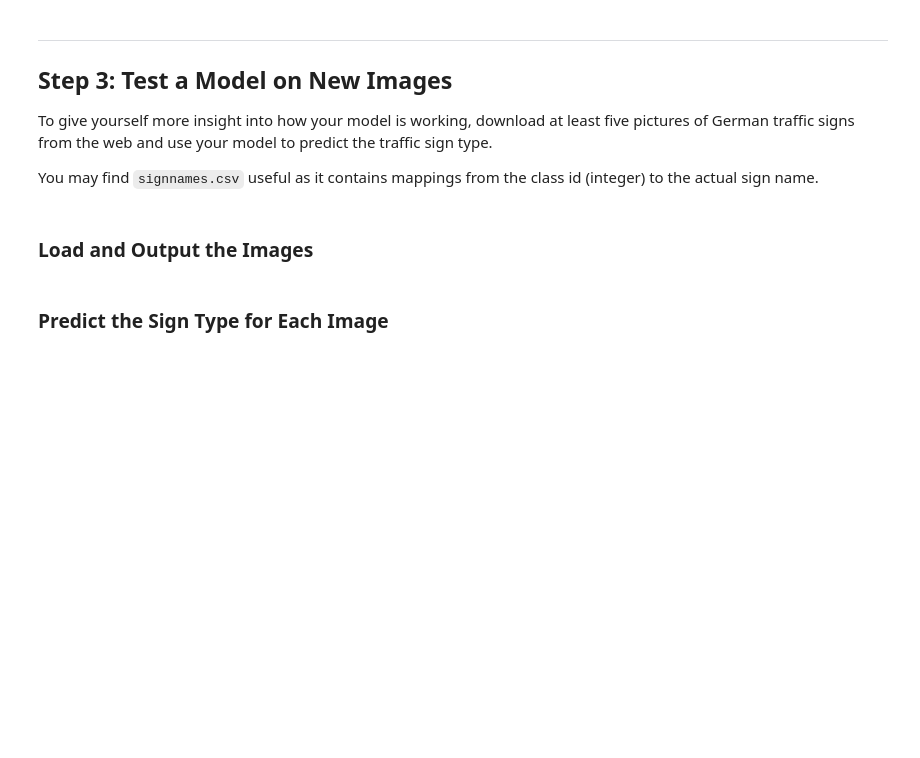
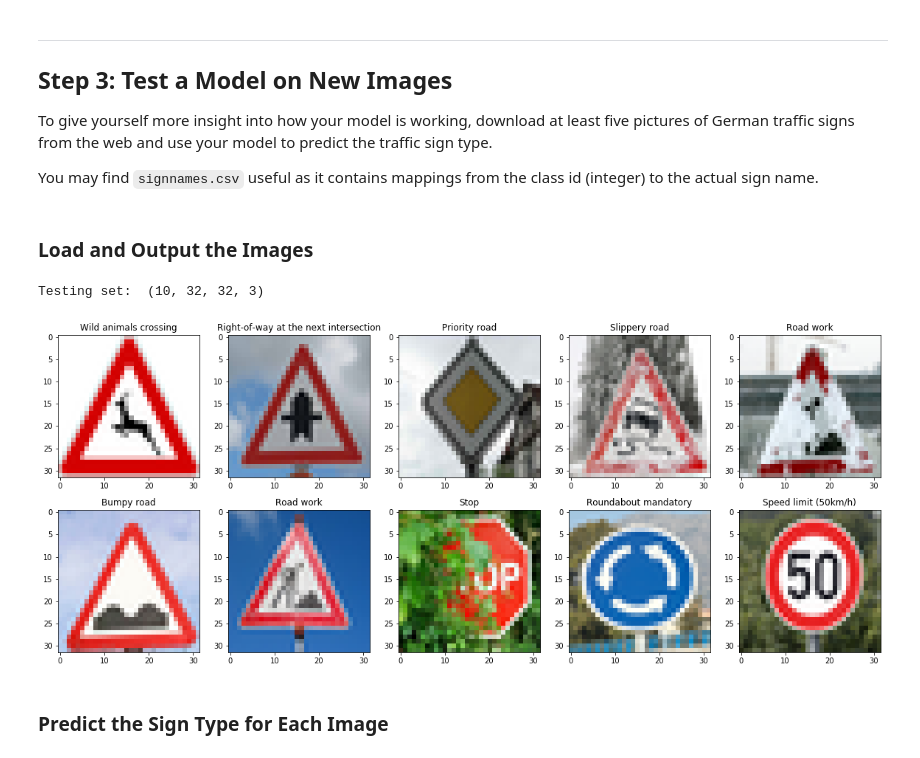
Before and after one commit to camigord/Self-Driving-Car-Nanodegree, a Jupyter notebook: P2-Traffic-Sign-Recognition/Traffic_Sign_Classifier.ipynb, the cells around one changed output. Cells and saved outputs as stored; diff of their text form; code cells hidden in the pictures; blank space fills up the shorter version.

```diff
--- a/P2-Traffic-Sign-Recognition/Traffic_Sign_Classifier.ipynb
+++ b/P2-Traffic-Sign-Recognition/Traffic_Sign_Classifier.ipynb
@@ -286,2 +398,31 @@ You may find `signnames.csv` useful as it contains mappings from the class id (i
+# %%
+import os
+#import matplotlib.image as mpimg
+from PIL import Image
+
+df = pd.read_csv('signnames.csv')
+new_test_set = []
+test_images = os.listdir("examples/")
+test_images.sort()
+ground_truth = [31, 11, 12, 23, 25, 22, 25, 14, 40, 2]
+
+plt.figure(figsize=(20,8))
+for i, file_name in enumerate(test_images):
+    img = Image.open('examples/' + file_name)
+    img = img.resize((32,32), Image.ANTIALIAS)
+    img = np.asarray(img)
+    label = df.loc[ground_truth[i]]['SignName']
+    new_test_set.append(img)
+
+    plt.subplot(2,5,i+1)
+    plt.imshow(img)
+    plt.title(label)
+
+new_test_set = np.stack(new_test_set)
+
+print('Testing set: ',new_test_set.shape)
+# %% [output]
+Testing set:  (10, 32, 32, 3)
+[figure, added]
 # %% [markdown]
 ### Predict the Sign Type for Each Image
```
Also changed, not shown: parts of 27 cells of this notebook, 19 other files.
